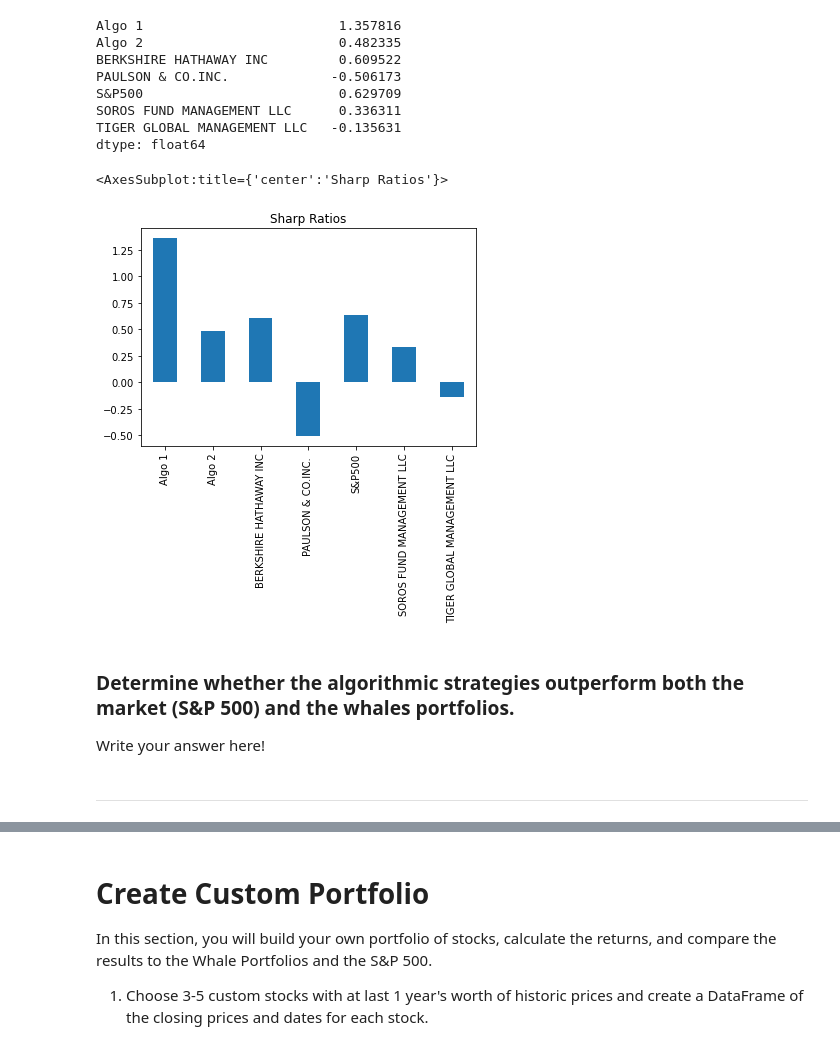
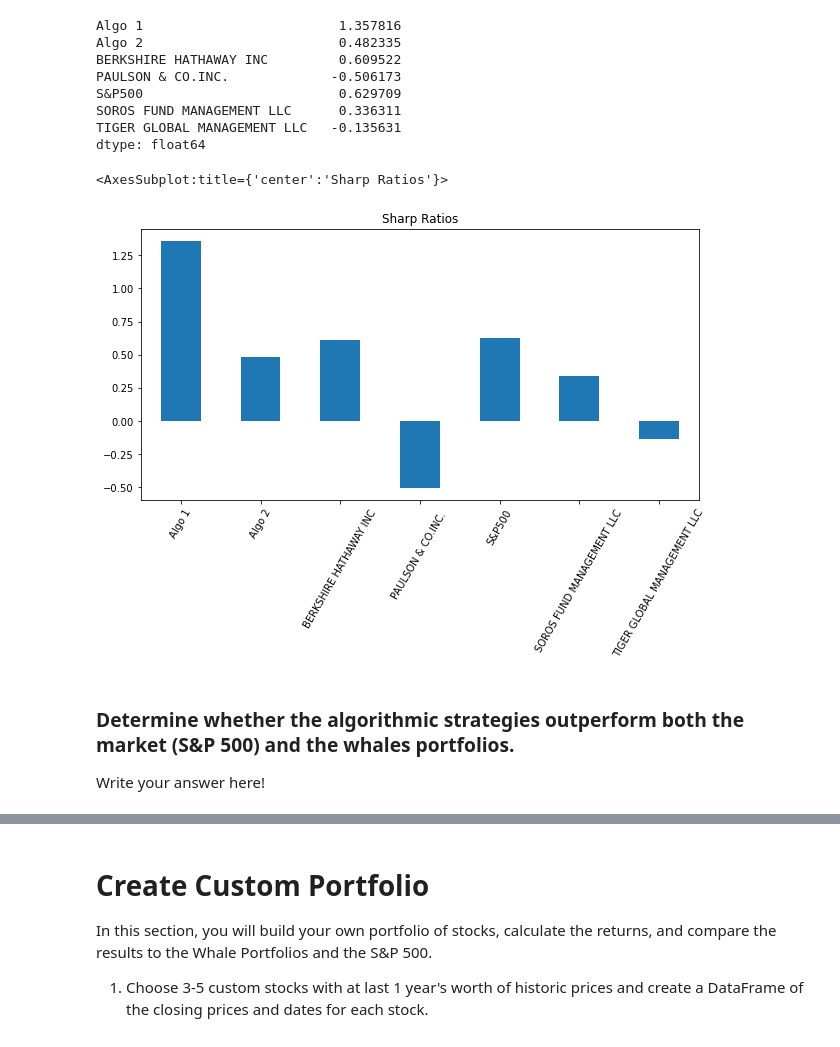
Before and after one commit to chad100b/Portfolio-Analysis, a Jupyter notebook: whale_analysis.ipynb, the cells around one changed output, grey strips where cells are left out. Saved outputs shown, nothing was run; the diff lists cells and outputs as text; code cells hidden in the pictures.

```diff
--- a/whale_analysis.ipynb
+++ b/whale_analysis.ipynb
@@ -405,13 +418,11 @@ TIGER GLOBAL MANAGEMENT LLC   -0.135631
 dtype: float64
 # %%
 # Visualize the sharpe ratios as a bar plot
-sharpe_ratios.plot(kind="bar", title="Sharp Ratios")
+sharpe_ratios.plot(kind="bar", title="Sharp Ratios", figsize=(10,5), rot=60)
 # %% [output]
 <AxesSubplot:title={'center':'Sharp Ratios'}>
-[figure, old version]
+[figure, new version]
 # %% [markdown]
 ### Determine whether the algorithmic strategies outperform both the market (S&P 500) and the whales portfolios.
 
 Write your answer here!
-# %% [markdown]
----
```
Also changed, not shown: parts of 23 cells of this notebook, 3 other files.
